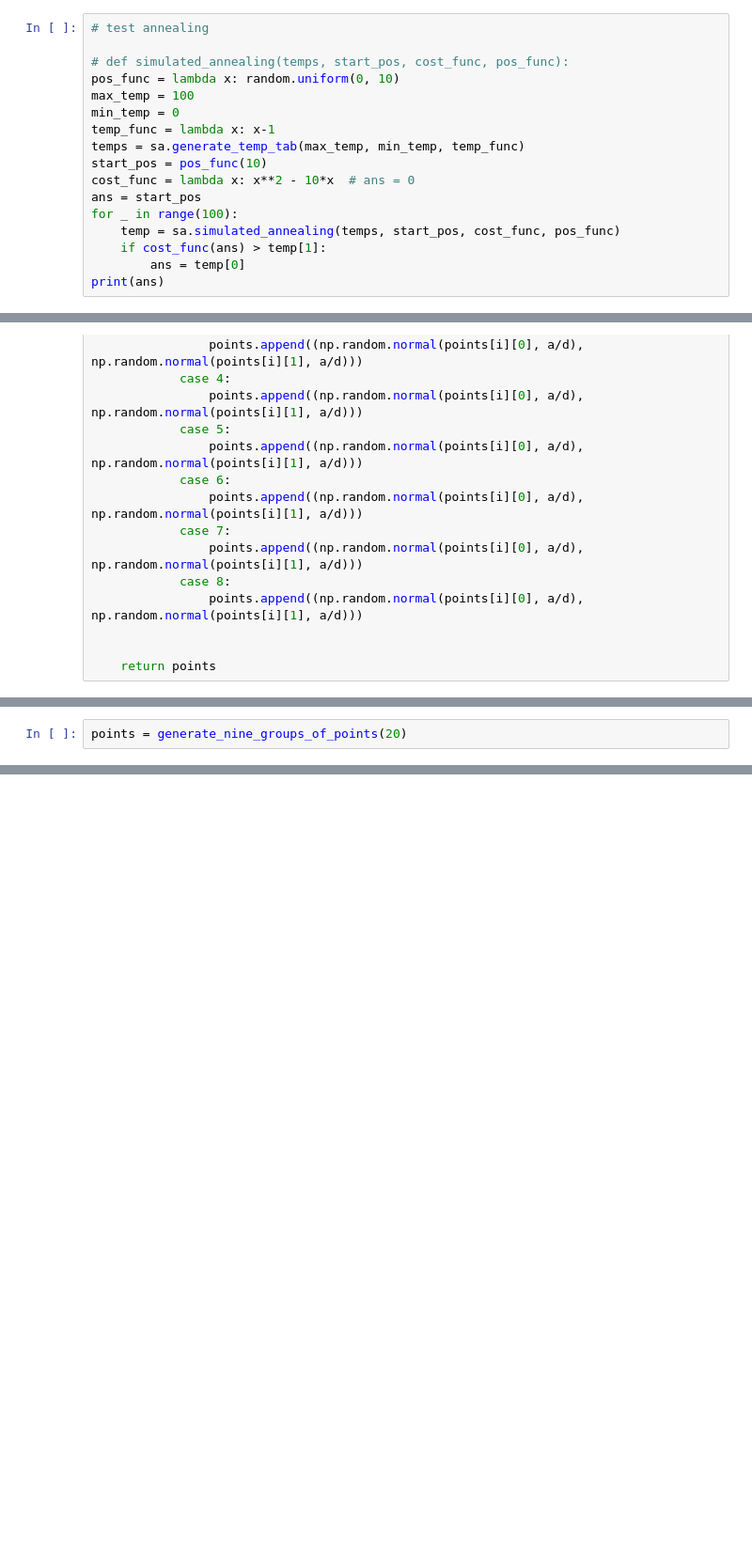
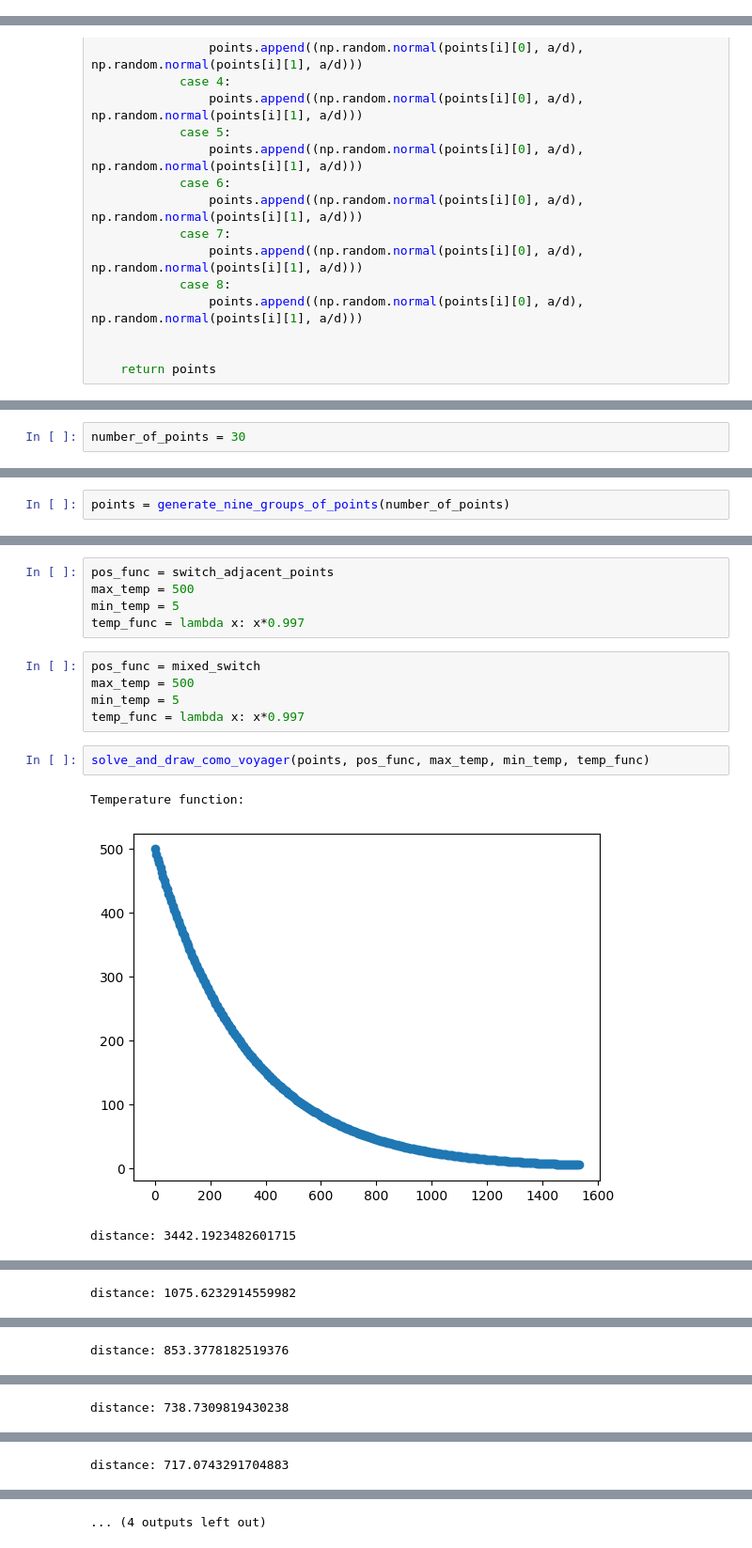
Before and after one commit to Spontaniczny/simulated-annealing, a Jupyter notebook: zad1.ipynb, the cells around one changed output, grey strips where cells are left out. Shown at 94% size. Cells and saved outputs as stored; diff of their text form; blank space fills up the shorter version.

```diff
--- a/zad1.ipynb
+++ b/zad1.ipynb
@@ -11,17 +8,0 @@ importlib.reload(sa)
-# %%
-# test annealing
-
-# def simulated_annealing(temps, start_pos, cost_func, pos_func):
-pos_func = lambda x: random.uniform(0, 10)
-max_temp = 100
-min_temp = 0
-temp_func = lambda x: x-1
-temps = sa.generate_temp_tab(max_temp, min_temp, temp_func)
-start_pos = pos_func(10)
-cost_func = lambda x: x**2 - 10*x  # ans = 0
-ans = start_pos
-for _ in range(100):
-    temp = sa.simulated_annealing(temps, start_pos, cost_func, pos_func)
-    if cost_func(ans) > temp[1]:
-        ans = temp[0]
-print(ans)
@@ -152 +156,3 @@ def mixed_switch(points):
+# %%
+number_of_points = 30
 # %%
@@ -156,2 +162,2 @@ points = generate_four_groups_of_points(30)
 # %%
-points = generate_nine_groups_of_points(20)
+points = generate_nine_groups_of_points(number_of_points)
@@ -229,0 +201,16 @@ for i in range(len(tab_px)):
+# %%
+pos_func = switch_adjacent_points
+max_temp = 500
+min_temp = 5
+temp_func = lambda x: x*0.997
+# %%
+pos_func = mixed_switch
+max_temp = 500
+min_temp = 5
+temp_func = lambda x: x*0.997
+# %%
+solve_and_draw_como_voyager(points, pos_func, max_temp, min_temp, temp_func)
+# %% [output]
+Temperature function:
+[figure, added]
+distance: 3442.1923482601715
@@ -229,0 +218 @@ for i in range(len(tab_px)):
+distance: 1075.6232914559982
@@ -229,0 +220 @@ for i in range(len(tab_px)):
+distance: 853.3778182519376
@@ -229,0 +222 @@ for i in range(len(tab_px)):
+distance: 738.7309819430238
@@ -229,0 +224 @@ for i in range(len(tab_px)):
+distance: 717.0743291704883
@@ -229,0 +226 @@ for i in range(len(tab_px)):
+... (4 outputs left out)
```
Also changed, not shown: parts of 18 cells of this notebook.
